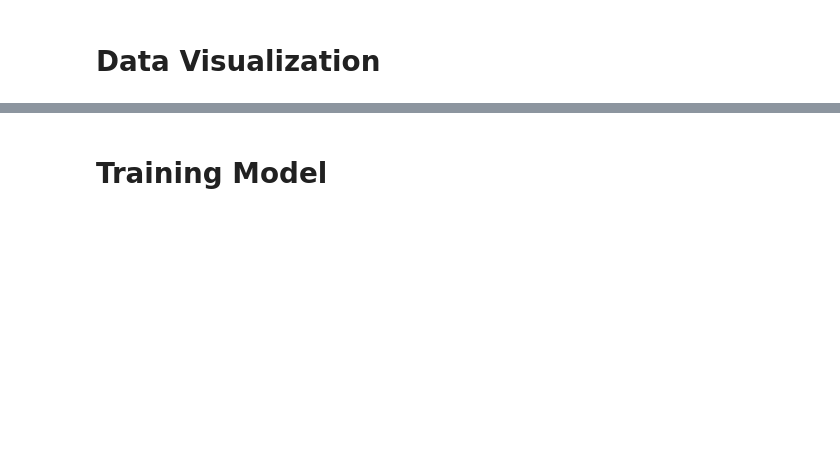
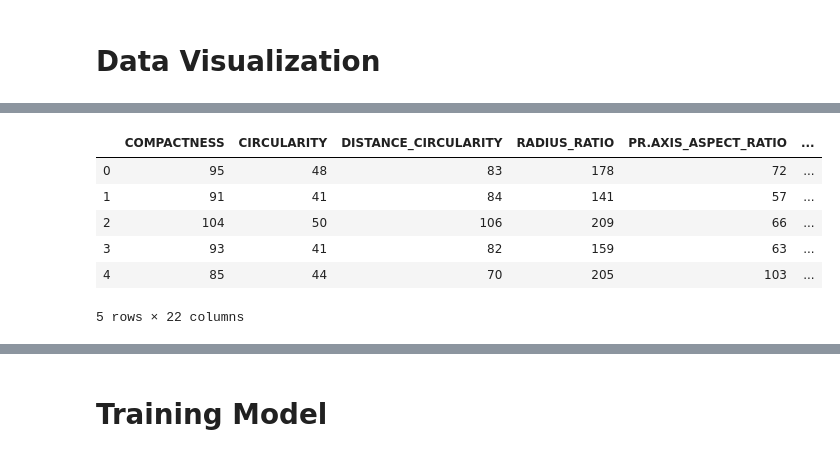
Before and after one commit to mozilla/PRESC, a Jupyter notebook: dev/shiza16/Vehicle_Classifier.ipynb, the cells around one changed output, grey strips where cells are left out. Saved outputs shown, nothing was run; the diff lists cells and outputs as text; code cells hidden in the pictures; blank space fills up the shorter version.

```diff
--- a/dev/shiza16/Vehicle_Classifier.ipynb
+++ b/dev/shiza16/Vehicle_Classifier.ipynb
@@ -21,0 +69,12 @@ Mvehicle.data_visualization(vehicle)
+# %%
+dataset = vehicle.copy()
+dataset = pd.get_dummies(dataset, columns=['Class'], prefix = ['class'])
+dataset.head(5)
+# %% [output]
+|  | COMPACTNESS | CIRCULARITY | DISTANCE_CIRCULARITY | RADIUS_RATIO | PR.AXIS_ASPECT_RATIO | ... |
+| 0 | 95 | 48 | 83 | 178 | 72 | ... |
+| 1 | 91 | 41 | 84 | 141 | 57 | ... |
+| 2 | 104 | 50 | 106 | 209 | 66 | ... |
+| 3 | 93 | 41 | 82 | 159 | 63 | ... |
+| 4 | 85 | 44 | 70 | 205 | 103 | ... |
+5 rows × 22 columns
```
Also changed, not shown: parts of 29 cells of this notebook, 1 other file.
